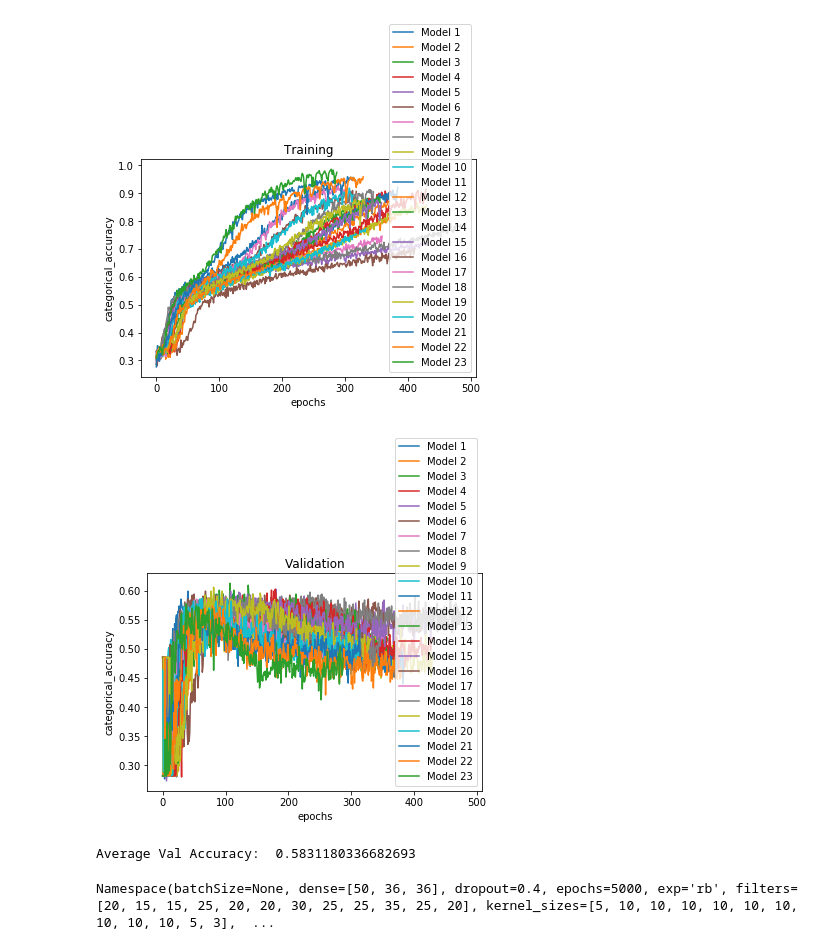
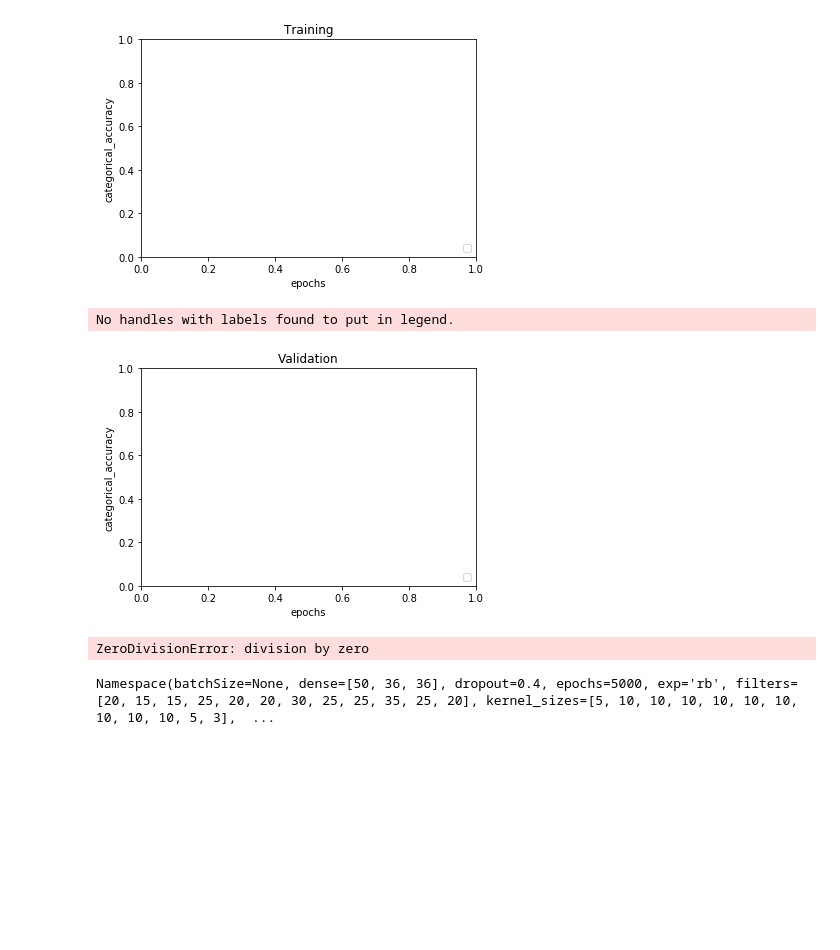
Before and after one commit to RezaTorbati/HonorsThesis, a Jupyter notebook: post.ipynb, the cells around one changed output. Saved outputs shown, nothing was run; the diff lists cells and outputs as text; code cells hidden in the pictures; blank space fills up the shorter version.

```diff
--- a/post.ipynb
+++ b/post.ipynb
@@ -1,5 +1,5 @@
 # %%
 import post
 # %%
-post.visualizeExperiment('results', 'rb*.pkl')
+post.visualizeExperiment('results', 'b*.pkl')
 # %% [output]
@@ -23,6 +7,7 @@ Namespace(batchSize=None, dense=[50, 36, 36], dropout=0.4, epochs=5000, exp='rb'
-[figure, old version]
+[figure, new version]
+No handles with labels found to put in legend.
-[figure, old version]
+[figure, new version]
-Average Val Accuracy:  0.5831180336682693
+ZeroDivisionError: division by zero
 # %%
 post.visualizeConfusion('results', 'rb*.pkl')
 # %% [output]
```
Also changed, not shown: parts of 1 cell of this notebook, 3 other files.
